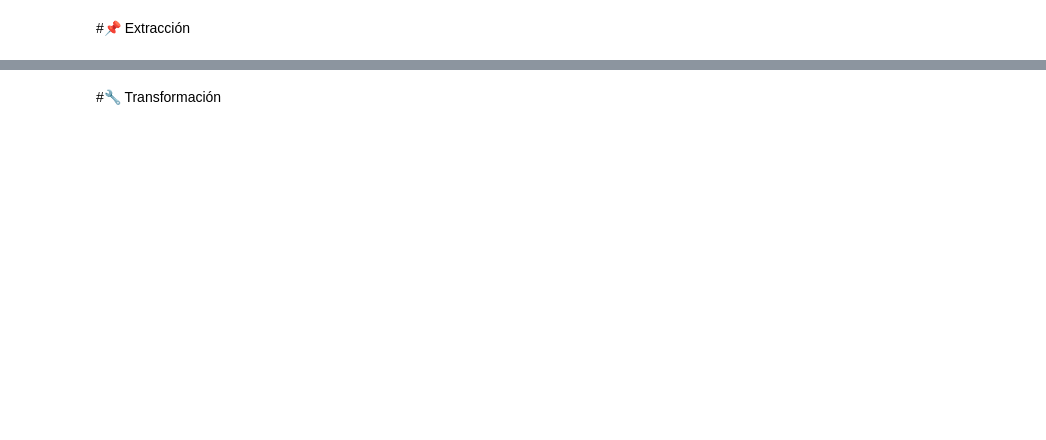
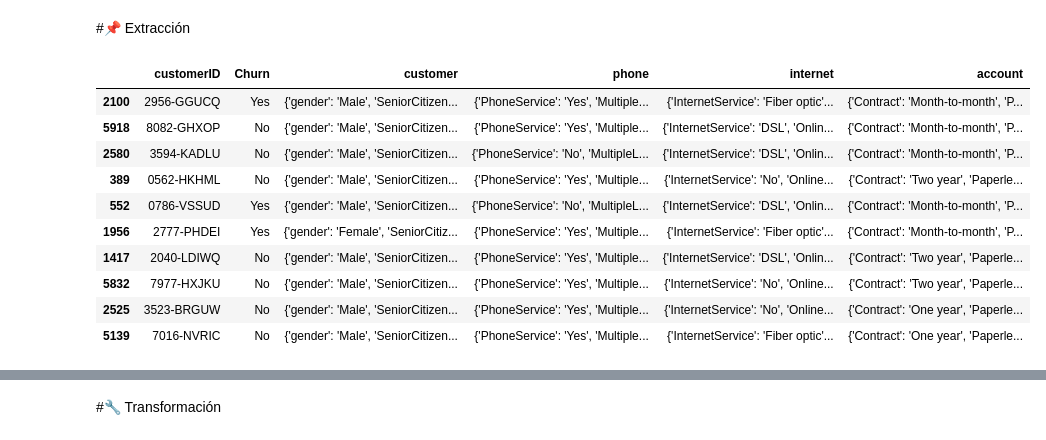
Before and after one commit to CataGimeno/challenge_telecom_X_CGR, a Jupyter notebook: CGR_TelecomX_LATAM.ipynb, the cells around one changed output, grey strips where cells are left out. Saved outputs shown, nothing was run; the diff lists cells and outputs as text; code cells hidden in the pictures; blank space fills up the shorter version.

```diff
--- a/CGR_TelecomX_LATAM.ipynb
+++ b/CGR_TelecomX_LATAM.ipynb
@@ -4,0 +16,14 @@
+# %%
+df.sample(10)
+# %% [output]
+|  | customerID | Churn | customer | phone | internet | account |
+| 2100 | 2956-GGUCQ | Yes | {'gender': 'Male', 'SeniorCitizen... | {'PhoneService': 'Yes', 'Multiple... | {'InternetService': 'Fiber optic'... | {'Contract': 'Month-to-month', 'P... |
+| 5918 | 8082-GHXOP | No | {'gender': 'Male', 'SeniorCitizen... | {'PhoneService': 'Yes', 'Multiple... | {'InternetService': 'DSL', 'Onlin... | {'Contract': 'Month-to-month', 'P... |
+| 2580 | 3594-KADLU | No | {'gender': 'Male', 'SeniorCitizen... | {'PhoneService': 'No', 'MultipleL... | {'InternetService': 'DSL', 'Onlin... | {'Contract': 'Month-to-month', 'P... |
+| 389 | 0562-HKHML | No | {'gender': 'Male', 'SeniorCitizen... | {'PhoneService': 'Yes', 'Multiple... | {'InternetService': 'No', 'Online... | {'Contract': 'Two year', 'Paperle... |
+| 552 | 0786-VSSUD | Yes | {'gender': 'Male', 'SeniorCitizen... | {'PhoneService': 'No', 'MultipleL... | {'InternetService': 'DSL', 'Onlin... | {'Contract': 'Month-to-month', 'P... |
+| 1956 | 2777-PHDEI | Yes | {'gender': 'Female', 'SeniorCitiz... | {'PhoneService': 'Yes', 'Multiple... | {'InternetService': 'Fiber optic'... | {'Contract': 'Month-to-month', 'P... |
+| 1417 | 2040-LDIWQ | No | {'gender': 'Male', 'SeniorCitizen... | {'PhoneService': 'Yes', 'Multiple... | {'InternetService': 'DSL', 'Onlin... | {'Contract': 'Two year', 'Paperle... |
+| 5832 | 7977-HXJKU | No | {'gender': 'Male', 'SeniorCitizen... | {'PhoneService': 'Yes', 'Multiple... | {'InternetService': 'No', 'Online... | {'Contract': 'Two year', 'Paperle... |
+| 2525 | 3523-BRGUW | No | {'gender': 'Male', 'SeniorCitizen... | {'PhoneService': 'Yes', 'Multiple... | {'InternetService': 'No', 'Online... | {'Contract': 'One year', 'Paperle... |
+| 5139 | 7016-NVRIC | No | {'gender': 'Male', 'SeniorCitizen... | {'PhoneService': 'Yes', 'Multiple... | {'InternetService': 'Fiber optic'... | {'Contract': 'One year', 'Paperle... |
```
Also changed, not shown: parts of 34 cells of this notebook.
